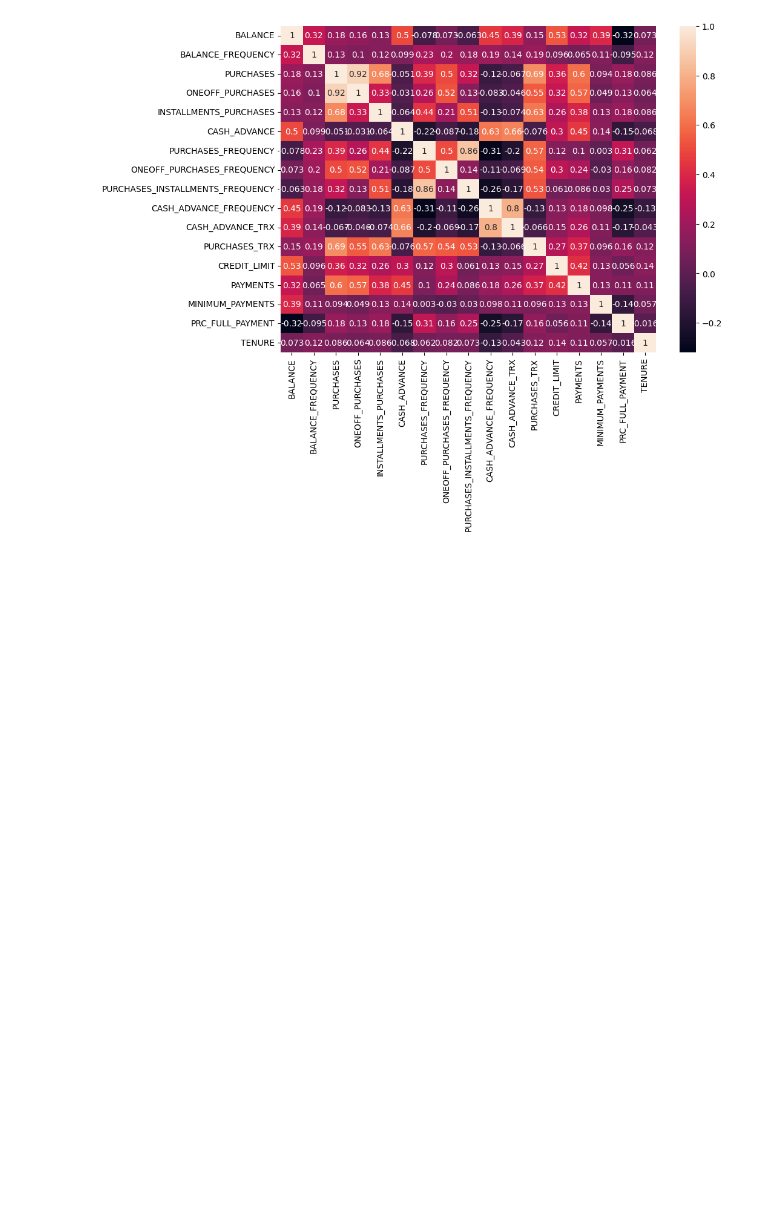
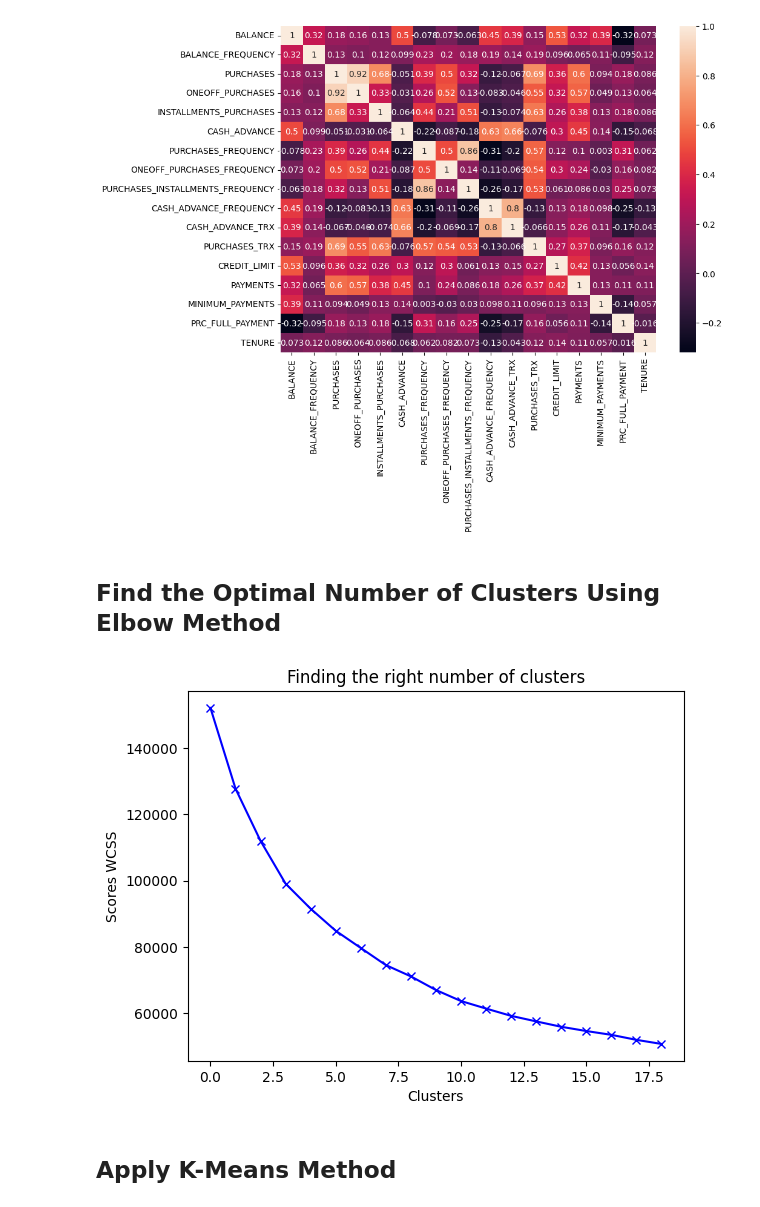
Before and after one commit to Priyo-prog/Artificial-Intelligence-Projects, a Jupyter notebook: AI in Marketing/Marketing_Department.ipynb, the cells around one changed output. Drawn from its saved outputs; the diff is of its cells as text; code cells hidden in the pictures; blank space fills up the shorter version.

```diff
--- a/AI in Marketing/Marketing_Department.ipynb
+++ b/AI in Marketing/Marketing_Department.ipynb
@@ -172,3 +172,27 @@ sns.heatmap(correlations, annot=True)
 # %% [output]
 <Axes: >
 [figure]
+# %% [markdown]
+## Find the Optimal Number of Clusters Using Elbow Method
+# %%
+# Sclae the values using standard scaler
+scaler = StandardScaler()
+creditcard_df_scaled = scaler.fit_transform(creditcard_df)
+# %%
+score_1 = []
+
+for i in range(1,20):
+  kmeans = KMeans(n_clusters=i)
+  kmeans.fit(creditcard_df_scaled)
+  score_1.append(kmeans.inertia_)
+# %%
+# Now plot the scores to find the optimal number of clusters Within Cluster Sum of Squares
+plt.plot(score_1, "bx-")
+plt.title("Finding the right number of clusters")
+plt.xlabel("Clusters")
+plt.ylabel("Scores WCSS")
+plt.show()
+# %% [output]
+[figure, added]
+# %% [markdown]
+## Apply K-Means Method
```
Also changed, not shown: parts of 3 cells of this notebook.
